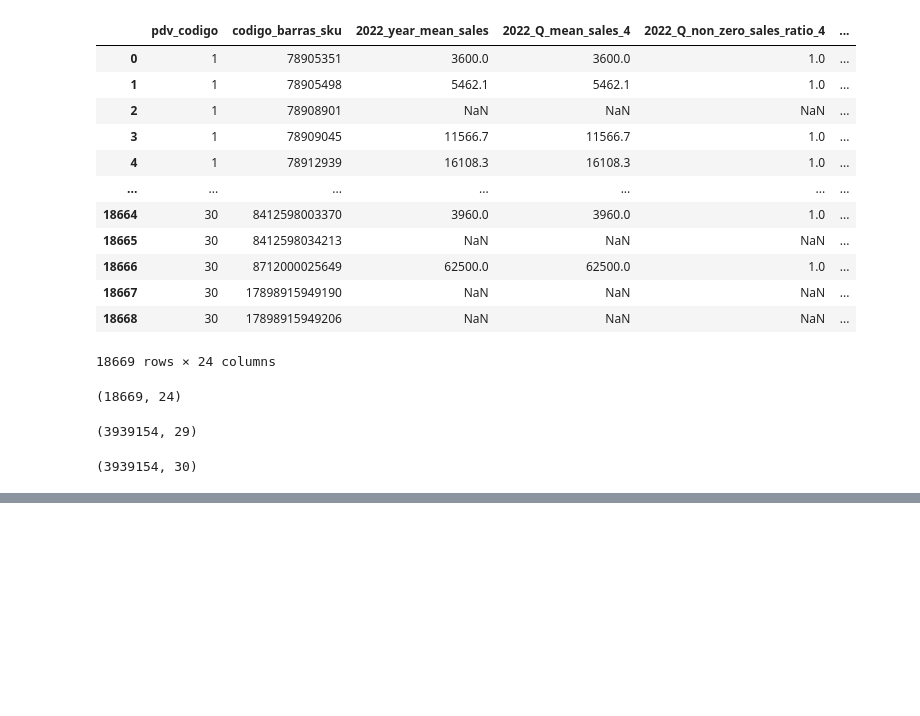
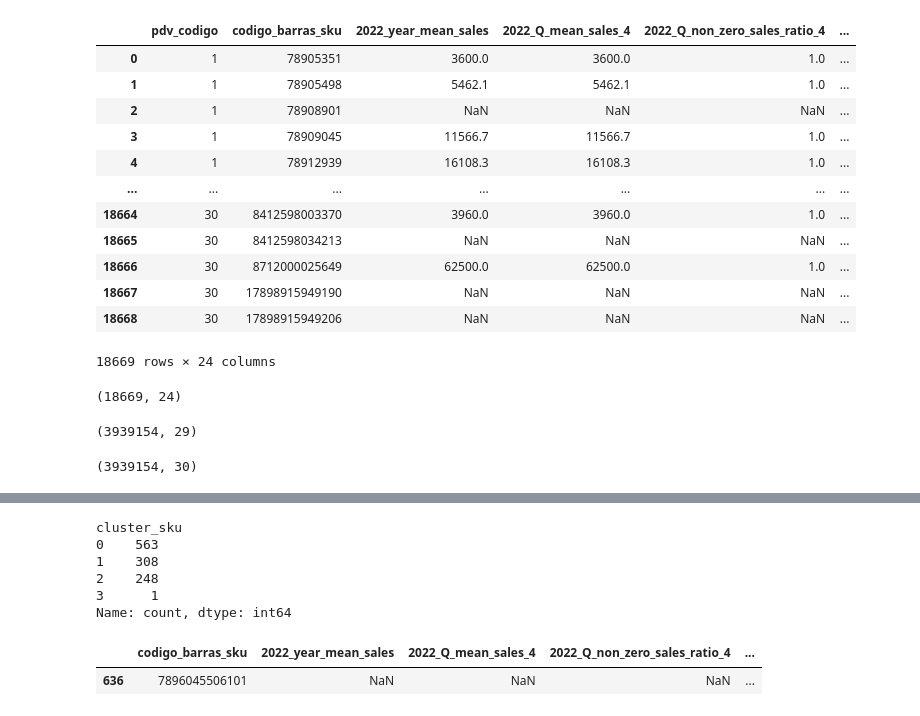
Before and after one commit to SantiagoRomanoOddone/MasterThesis, a Jupyter notebook: clustering/clustering_lab.ipynb, the cells around one changed output, grey strips where cells are left out. Drawn from its saved outputs; the diff is of its cells as text; code cells hidden in the pictures; blank space fills up the shorter version.

```diff
--- a/clustering/clustering_lab.ipynb
+++ b/clustering/clustering_lab.ipynb
@@ -368,0 +491,14 @@ features.to_parquet('../features/processed/features.parquet')
+# %%
+all_metrics['cluster_sku'].value_counts()
+# %% [output]
+cluster_sku
+0    563
+1    308
+2    248
+3      1
+Name: count, dtype: int64
+# %%
+all_metrics[all_metrics['cluster_sku'] == 3].head()
+# %% [output]
+|  | codigo_barras_sku | 2022_year_mean_sales | 2022_Q_mean_sales_4 | 2022_Q_non_zero_sales_ratio_4 | ... |
+| 636 | 7896045506101 | NaN | NaN | NaN | ... |
```
Also changed, not shown: parts of 7 cells of this notebook.
